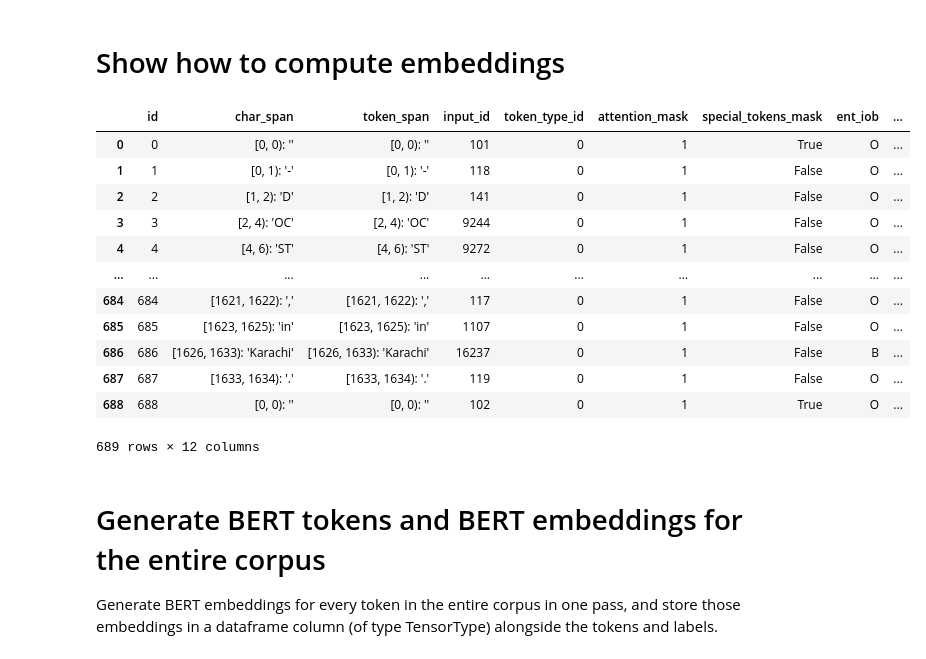
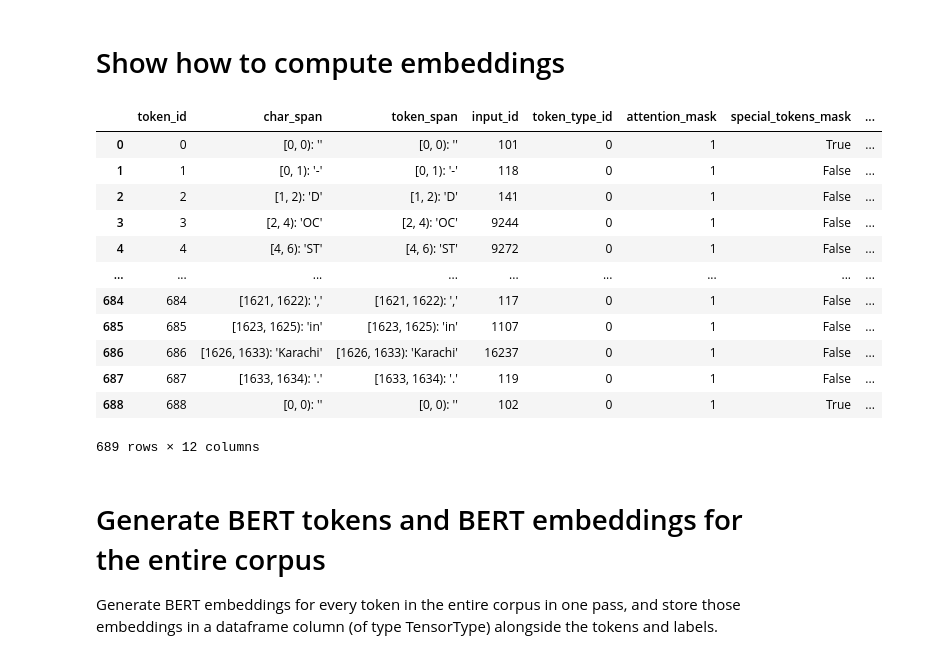
Before and after one commit to CODAIT/text-extensions-for-pandas, a Jupyter notebook: notebooks/CoNLL_3.ipynb, the cells around one changed output. Drawn from its saved outputs; the diff is of its cells as text; code cells hidden in the pictures.

Commit message:
Factor additional functions out of notebooks/util.py (#76)
* Factor additional functions out of notebooks/util.py

* Update notebooks to reflect refactoring

* Temporarily pin pandas depdency at < 1.1

```diff
--- a/notebooks/CoNLL_3.ipynb
+++ b/notebooks/CoNLL_3.ipynb
@@ -222,21 +226,21 @@ classes_df
 # Show how to compute embeddings
 # %%
 # Adds embeddings to our example dataframe.  Function in util.py
-embeddings_df = util.add_embeddings(classes_df, bert)
+embeddings_df = tp.add_embeddings(classes_df, bert)
 embeddings_df
 # %% [output]
-|  | id | char_span | token_span | input_id | token_type_id | attention_mask | special_tokens_mask | ent_iob | ... |
-| 0 | 0 | [0, 0): '' | [0, 0): '' | 101 | 0 | 1 | True | O | ... |
-| 1 | 1 | [0, 1): '-' | [0, 1): '-' | 118 | 0 | 1 | False | O | ... |
-| 2 | 2 | [1, 2): 'D' | [1, 2): 'D' | 141 | 0 | 1 | False | O | ... |
-| 3 | 3 | [2, 4): 'OC' | [2, 4): 'OC' | 9244 | 0 | 1 | False | O | ... |
-| 4 | 4 | [4, 6): 'ST' | [4, 6): 'ST' | 9272 | 0 | 1 | False | O | ... |
-| ... | ... | ... | ... | ... | ... | ... | ... | ... | ... |
-| 684 | 684 | [1621, 1622): ',' | [1621, 1622): ',' | 117 | 0 | 1 | False | O | ... |
-| 685 | 685 | [1623, 1625): 'in' | [1623, 1625): 'in' | 1107 | 0 | 1 | False | O | ... |
-| 686 | 686 | [1626, 1633): 'Karachi' | [1626, 1633): 'Karachi' | 16237 | 0 | 1 | False | B | ... |
-| 687 | 687 | [1633, 1634): '.' | [1633, 1634): '.' | 119 | 0 | 1 | False | O | ... |
-| 688 | 688 | [0, 0): '' | [0, 0): '' | 102 | 0 | 1 | True | O | ... |
+|  | token_id | char_span | token_span | input_id | token_type_id | attention_mask | special_tokens_mask | ... |
+| 0 | 0 | [0, 0): '' | [0, 0): '' | 101 | 0 | 1 | True | ... |
+| 1 | 1 | [0, 1): '-' | [0, 1): '-' | 118 | 0 | 1 | False | ... |
+| 2 | 2 | [1, 2): 'D' | [1, 2): 'D' | 141 | 0 | 1 | False | ... |
+| 3 | 3 | [2, 4): 'OC' | [2, 4): 'OC' | 9244 | 0 | 1 | False | ... |
+| 4 | 4 | [4, 6): 'ST' | [4, 6): 'ST' | 9272 | 0 | 1 | False | ... |
+| ... | ... | ... | ... | ... | ... | ... | ... | ... |
+| 684 | 684 | [1621, 1622): ',' | [1621, 1622): ',' | 117 | 0 | 1 | False | ... |
+| 685 | 685 | [1623, 1625): 'in' | [1623, 1625): 'in' | 1107 | 0 | 1 | False | ... |
+| 686 | 686 | [1626, 1633): 'Karachi' | [1626, 1633): 'Karachi' | 16237 | 0 | 1 | False | ... |
+| 687 | 687 | [1633, 1634): '.' | [1633, 1634): '.' | 119 | 0 | 1 | False | ... |
+| 688 | 688 | [0, 0): '' | [0, 0): '' | 102 | 0 | 1 | True | ... |
 689 rows × 12 columns
 # %% [markdown]
 # Generate BERT tokens and BERT embeddings for the entire corpus
```
Also changed, not shown: parts of 24 cells of this notebook, 8 other files.
